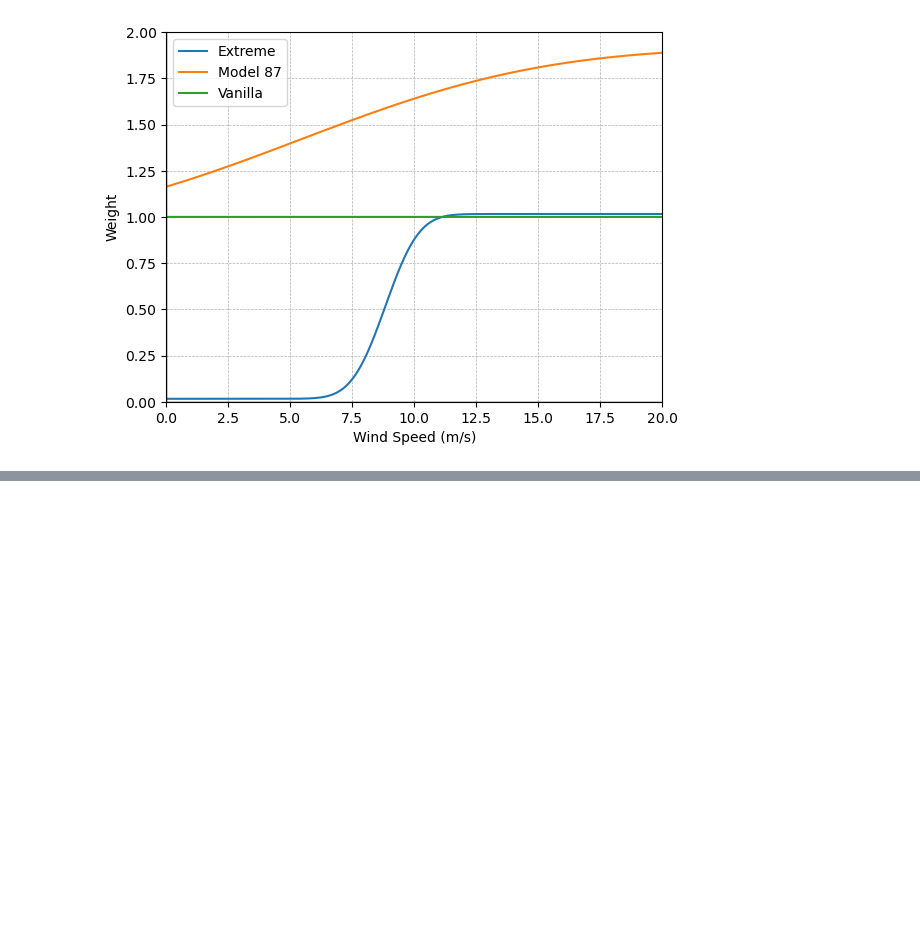
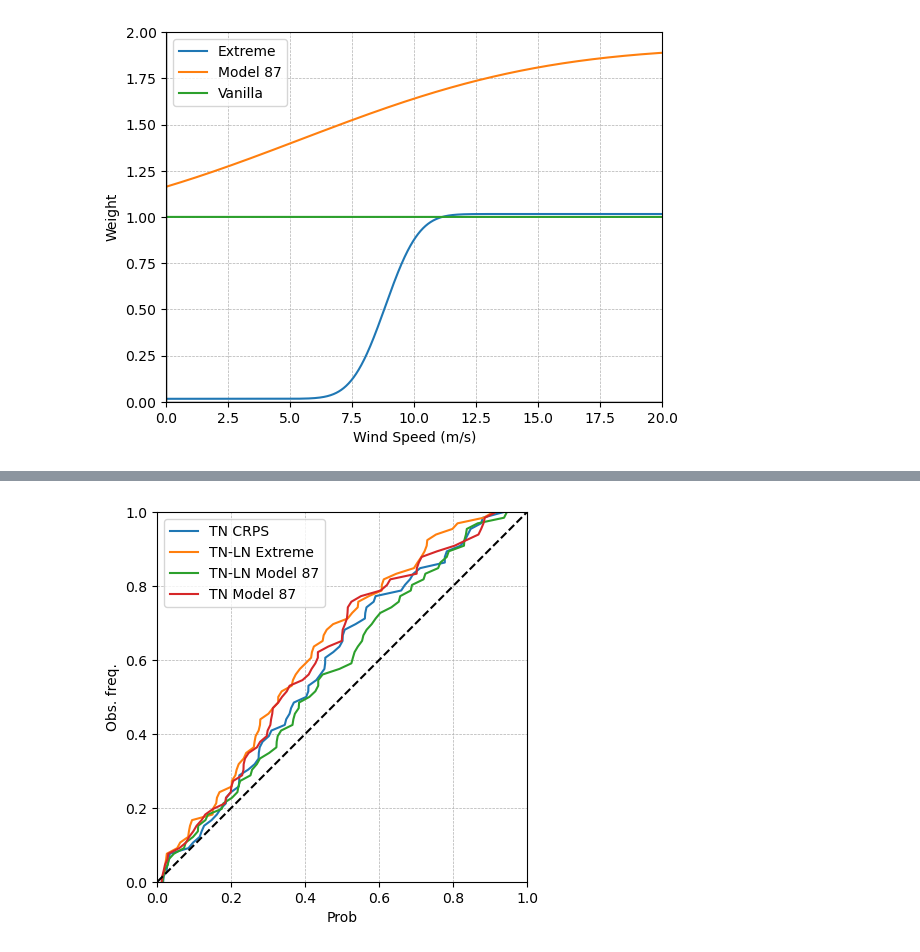
Before and after one commit to SimonHakvoort/thesiscode, a Jupyter notebook: src/nn_results/meeting_august_15.ipynb, the cells around one changed output, grey strips where cells are left out. Saved outputs shown, nothing was run; the diff lists cells and outputs as text; code cells hidden in the pictures; blank space fills up the shorter version.

```diff
--- a/src/nn_results/meeting_august_15.ipynb
+++ b/src/nn_results/meeting_august_15.ipynb
@@ -444,0 +556,4 @@ make_brier_skill_plot_tf(emos_base, cnn_models, test_data0, values, ylim=ylim)
+# %%
+t = 15
+make_cpit_diagram_tf(cnn_models, test_data0_original, t=t)
+# %% [output]
@@ -444,0 +565 @@ make_brier_skill_plot_tf(emos_base, cnn_models, test_data0, values, ylim=ylim)
+[figure, added]
```
Also changed, not shown: parts of 43 cells of this notebook, 5 other files.
